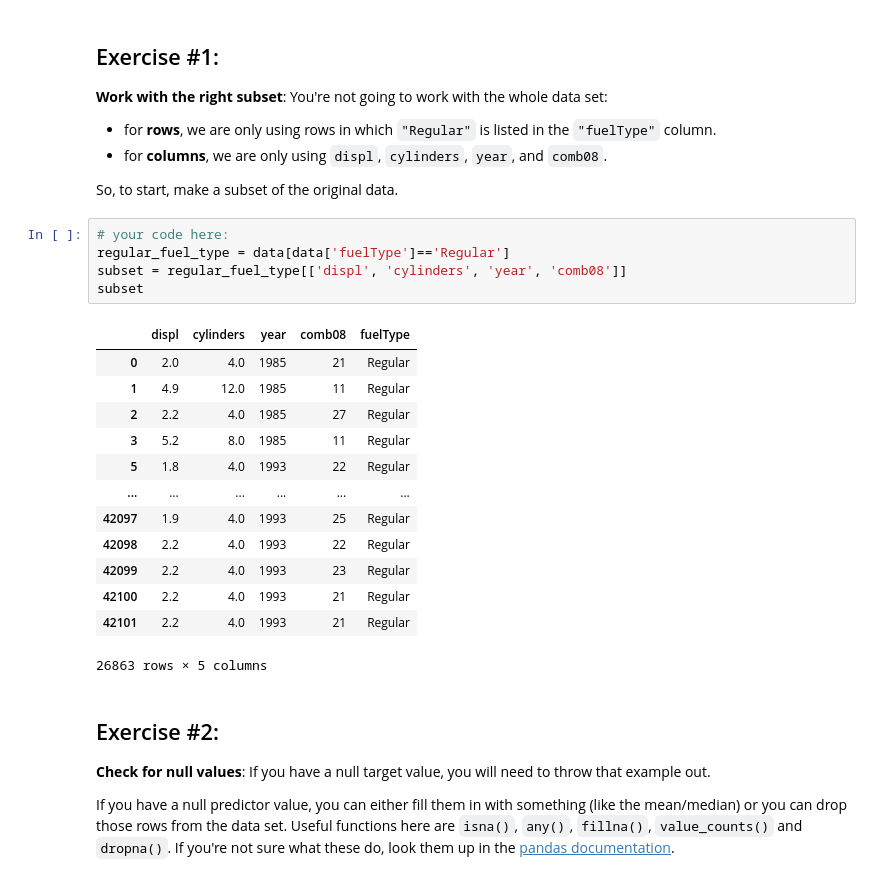
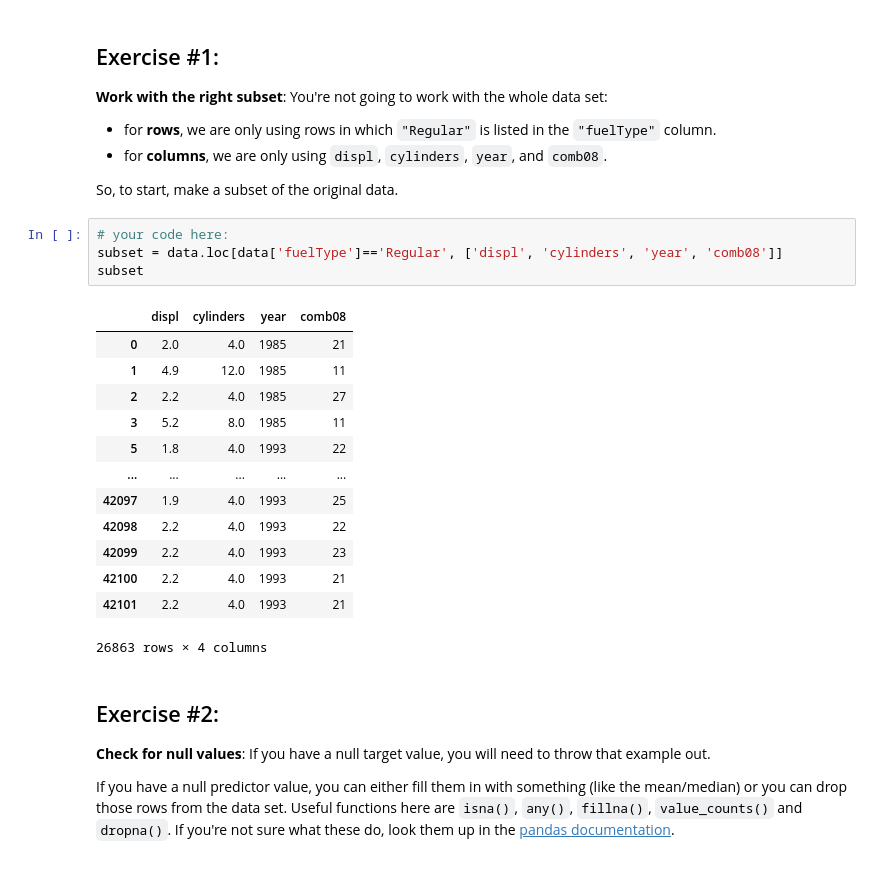
Before and after one commit to ZofiaLandowska/notes, a Jupyter notebook: notebook2_landowska.ipynb, the cells around one changed output. Saved outputs shown, nothing was run; the diff lists cells and outputs as text.

```diff
--- a/notebook2_landowska.ipynb
+++ b/notebook2_landowska.ipynb
@@ -34,23 +34,22 @@ Mounted at /content/drive
 So, to start, make a subset of the original data.
 # %%
 # your code here:
-regular_fuel_type = data[data['fuelType']=='Regular']
-subset = regular_fuel_type[['displ', 'cylinders', 'year', 'comb08']]
+subset = data.loc[data['fuelType']=='Regular', ['displ', 'cylinders', 'year', 'comb08']]
 subset
 # %% [output]
-|  | displ | cylinders | year | comb08 | fuelType |
-| 0 | 2.0 | 4.0 | 1985 | 21 | Regular |
-| 1 | 4.9 | 12.0 | 1985 | 11 | Regular |
-| 2 | 2.2 | 4.0 | 1985 | 27 | Regular |
-| 3 | 5.2 | 8.0 | 1985 | 11 | Regular |
-| 5 | 1.8 | 4.0 | 1993 | 22 | Regular |
-| ... | ... | ... | ... | ... | ... |
-| 42097 | 1.9 | 4.0 | 1993 | 25 | Regular |
-| 42098 | 2.2 | 4.0 | 1993 | 22 | Regular |
-| 42099 | 2.2 | 4.0 | 1993 | 23 | Regular |
-| 42100 | 2.2 | 4.0 | 1993 | 21 | Regular |
-| 42101 | 2.2 | 4.0 | 1993 | 21 | Regular |
+|  | displ | cylinders | year | comb08 |
+| 0 | 2.0 | 4.0 | 1985 | 21 |
+| 1 | 4.9 | 12.0 | 1985 | 11 |
+| 2 | 2.2 | 4.0 | 1985 | 27 |
+| 3 | 5.2 | 8.0 | 1985 | 11 |
+| 5 | 1.8 | 4.0 | 1993 | 22 |
+| ... | ... | ... | ... | ... |
+| 42097 | 1.9 | 4.0 | 1993 | 25 |
+| 42098 | 2.2 | 4.0 | 1993 | 22 |
+| 42099 | 2.2 | 4.0 | 1993 | 23 |
+| 42100 | 2.2 | 4.0 | 1993 | 21 |
+| 42101 | 2.2 | 4.0 | 1993 | 21 |
-26863 rows × 5 columns
+26863 rows × 4 columns
 # %% [markdown]
 ## Exercise #2:
 **Check for null values**: If you have a null target value, you will need to throw that example out.
```
Also changed, not shown: parts of 10 cells of this notebook.
